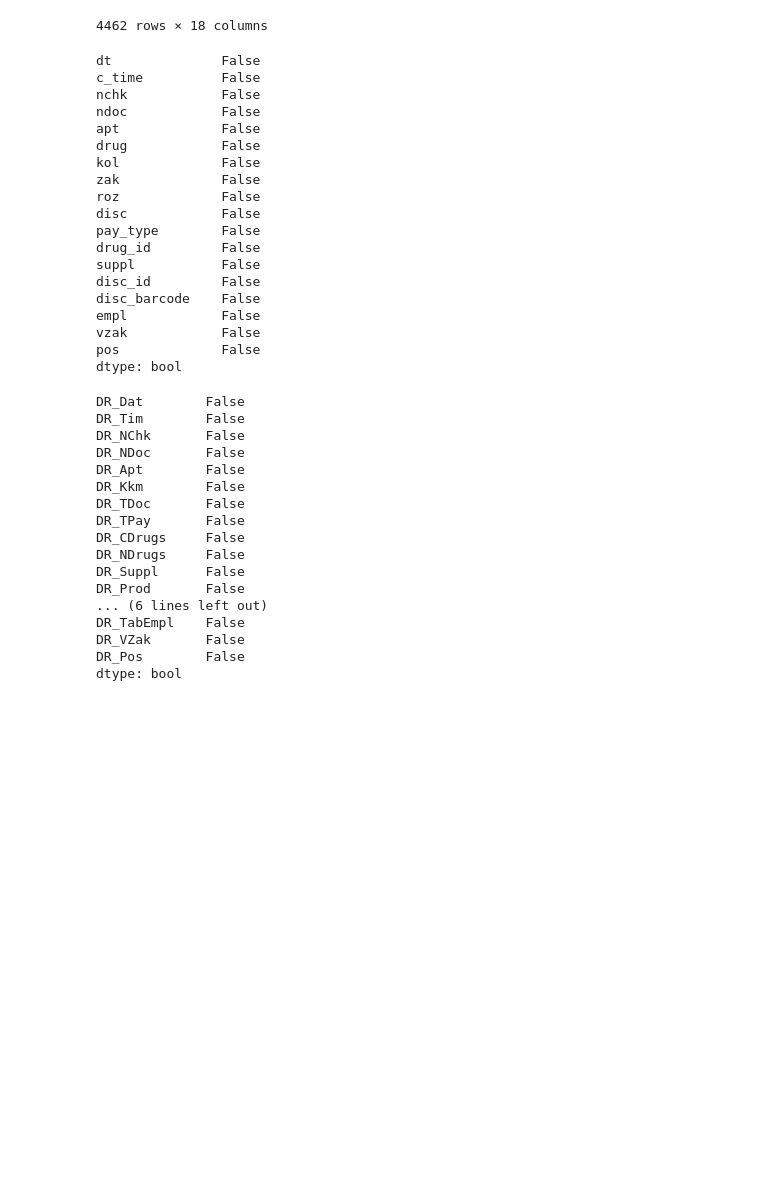
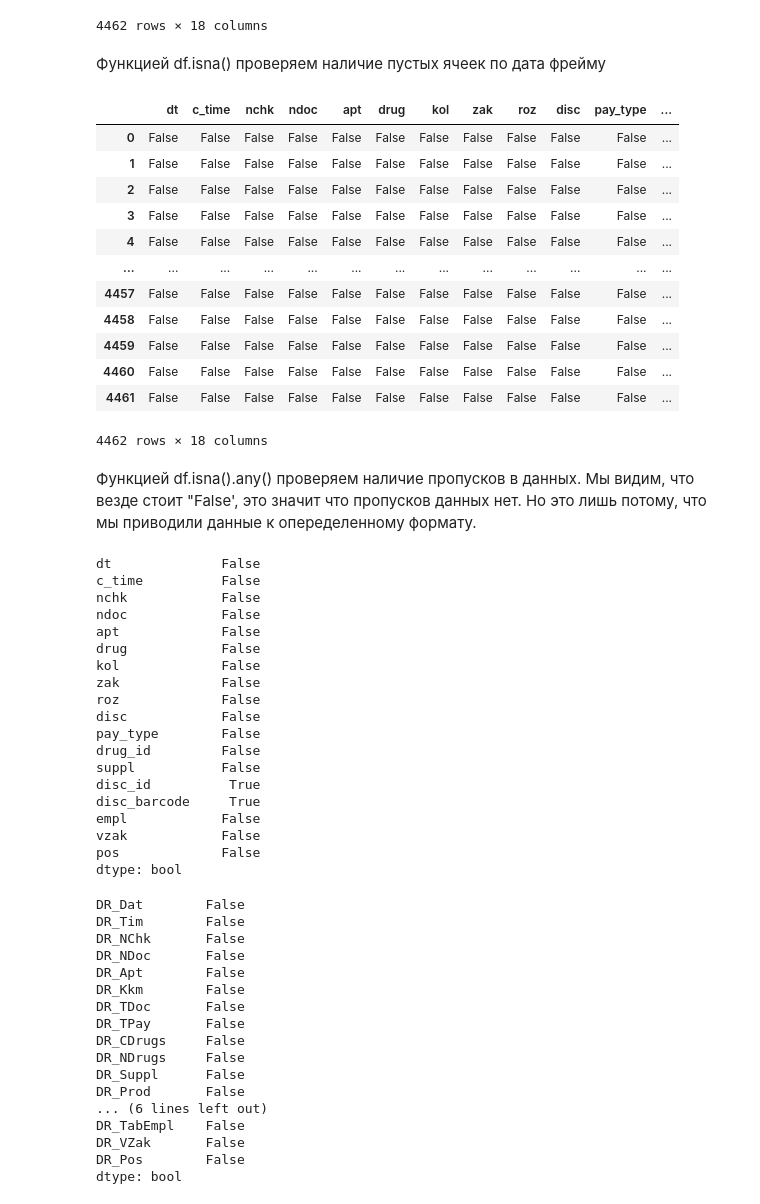
Before and after one commit to Vadim-Dubrovskii/Vadim-Learn, a Jupyter notebook: data/explore.ipynb, the cells around one changed output. Drawn from its saved outputs; the diff is of its cells as text; code cells hidden in the pictures; blank space fills up the shorter version.

```diff
--- a/data/explore.ipynb
+++ b/data/explore.ipynb
@@ -326,2 +389,2 @@ df
 # %%
-df2 = pd.read_csv('data/data.csv', encoding='1251')
+df2 = pd.read_csv(file_path, encoding='cp1251')
@@ -360,6 +425,26 @@ df
 | 4460 | 12.08.2022 | 21:44:46 | 5693 | 18002542 | 18 | ТОБРАЗОН 5МЛ. ГЛ.КАПЛИ ФЛ. | 1.00 | 322.06 | 419.00 | 0.00 | 18 | ... |
 | 4461 | 12.08.2022 | 21:46:08 | 5694 | 18002542 | 18 | БЕЛЬВЕДЕР ЛАК П/ОБГРЫЗАНИЯ НОГТЕЙ... | 1.00 | 238.62 | 346.00 | 34.00 | 15 | ... |
 4462 rows × 18 columns
+# %% [markdown]
+Функцией df.isna() проверяем наличие пустых ячеек по дата фрейму
+# %%
+df.isna()
+# %% [output]
+|  | dt | c_time | nchk | ndoc | apt | drug | kol | zak | roz | disc | pay_type | ... |
+| 0 | False | False | False | False | False | False | False | False | False | False | False | ... |
+| 1 | False | False | False | False | False | False | False | False | False | False | False | ... |
+| 2 | False | False | False | False | False | False | False | False | False | False | False | ... |
+| 3 | False | False | False | False | False | False | False | False | False | False | False | ... |
+| 4 | False | False | False | False | False | False | False | False | False | False | False | ... |
+| ... | ... | ... | ... | ... | ... | ... | ... | ... | ... | ... | ... | ... |
+| 4457 | False | False | False | False | False | False | False | False | False | False | False | ... |
+| 4458 | False | False | False | False | False | False | False | False | False | False | False | ... |
+| 4459 | False | False | False | False | False | False | False | False | False | False | False | ... |
+| 4460 | False | False | False | False | False | False | False | False | False | False | False | ... |
+| 4461 | False | False | False | False | False | False | False | False | False | False | False | ... |
+4462 rows × 18 columns
+# %% [markdown]
+Функцией df.isna().any() проверяем наличие пропусков в данных. Мы видим, что везде стоит "False', это значит что пропусков данных нет. Но это лишь потому, что мы приводили данные к опеределенному формату.
 # %%
 df.isna().any()
 # %% [output]
@@ -376,8 +461,8 @@ disc            False
 pay_type        False
 drug_id         False
 suppl           False
-disc_id         False
-disc_barcode    False
+disc_id          True
+disc_barcode     True
 empl            False
 vzak            False
 pos             False
```
Also changed, not shown: parts of 41 cells of this notebook.
